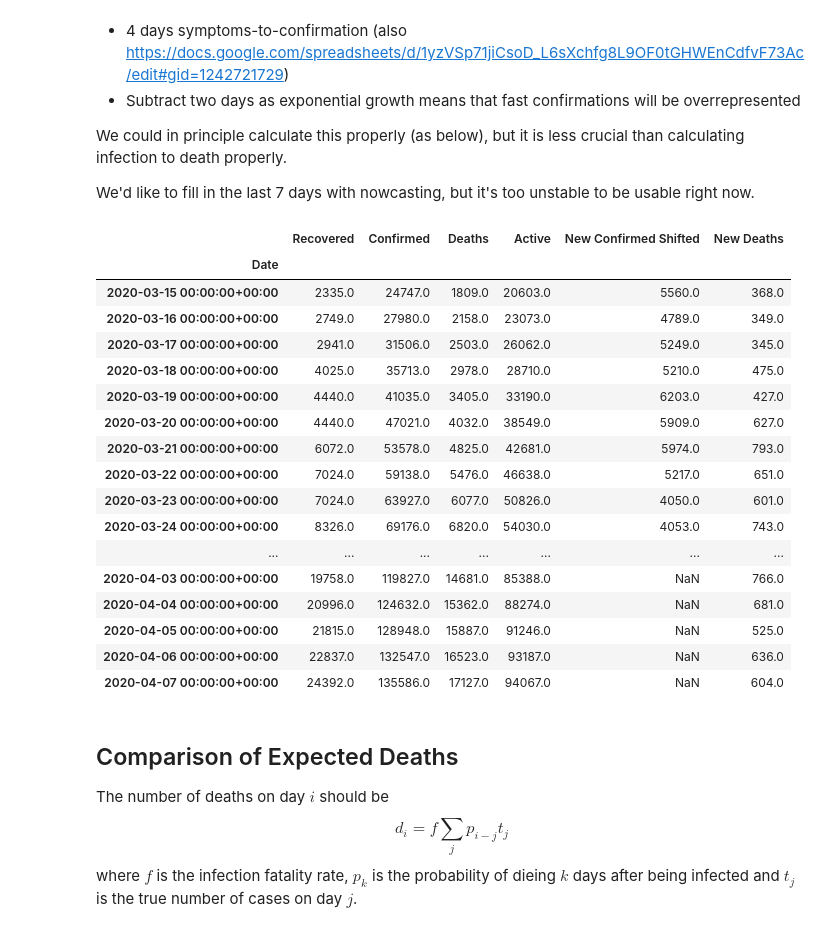
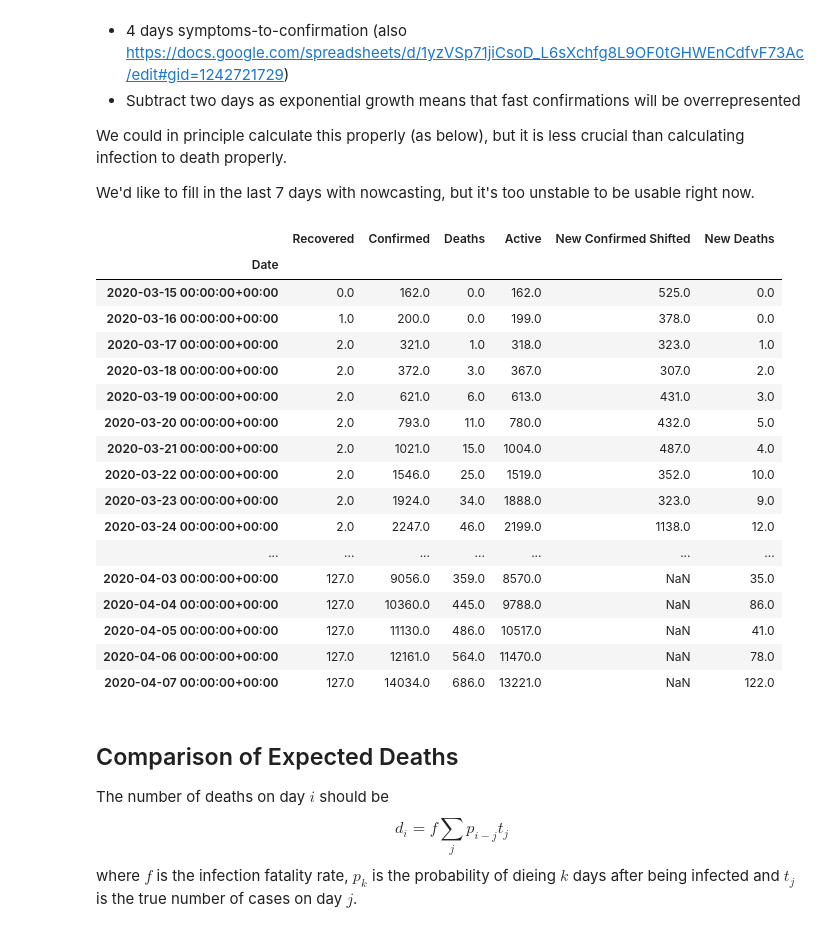
Before and after one commit to jsalvatier/epimodel, a Jupyter notebook: notebooks/djohnston/Cases_from_deaths.ipynb, the cells around one changed output. Saved outputs shown, nothing was run; the diff lists cells and outputs as text; code cells hidden in the pictures.

```diff
--- a/notebooks/djohnston/Cases_from_deaths.ipynb
+++ b/notebooks/djohnston/Cases_from_deaths.ipynb
@@ -11,7 +11,7 @@ from epimodel import read_csv
 # This is not stable enough to be usable
 #from modeling.nowcasting.nowcasting import exp_model
 # %%
-csse_ds = read_csv("../../data/CSSE.csv")
+csse_ds = read_csv("../../data/johns-hopkins.csv")
 
 csse_ds = csse_ds.loc[csse_ds.index.dropna(),:]
 csse_ds = csse_ds.loc[~(csse_ds.index.get_level_values(0)=='CA'),:]
@@ -114,29 +114,29 @@ We'd like to fill in the last 7 days with nowcasting, but it's too unstable to b
 # %%
 csse_demo = csse_ds.copy()
 
-csse_ds['New Confirmed Shifted'] = csse_ds['Confirmed'].groupby(level=0).transform(transformCases)
-csse_ds['New Deaths'] = csse_ds['Deaths'].groupby(level=0).transform(lambda x: x.diff())
+csse_demo['New Confirmed Shifted'] = csse_demo['Confirmed'].groupby(level=0).transform(transformCases)
+csse_demo['New Deaths'] = csse_demo['Deaths'].groupby(level=0).transform(lambda x: x.diff())
 
-csse_ds.loc['IT'][-24:]
+csse_demo.loc['IT'][-24:]
 # %% [output]
 |  | Recovered | Confirmed | Deaths | Active | New Confirmed Shifted | New Deaths |
 | Date |  |  |  |  |  |  |
-| 2020-03-15 00:00:00+00:00 | 2335.0 | 24747.0 | 1809.0 | 20603.0 | 5560.0 | 368.0 |
-| 2020-03-16 00:00:00+00:00 | 2749.0 | 27980.0 | 2158.0 | 23073.0 | 4789.0 | 349.0 |
-| 2020-03-17 00:00:00+00:00 | 2941.0 | 31506.0 | 2503.0 | 26062.0 | 5249.0 | 345.0 |
-| 2020-03-18 00:00:00+00:00 | 4025.0 | 35713.0 | 2978.0 | 28710.0 | 5210.0 | 475.0 |
-| 2020-03-19 00:00:00+00:00 | 4440.0 | 41035.0 | 3405.0 | 33190.0 | 6203.0 | 427.0 |
-| 2020-03-20 00:00:00+00:00 | 4440.0 | 47021.0 | 4032.0 | 38549.0 | 5909.0 | 627.0 |
-| 2020-03-21 00:00:00+00:00 | 6072.0 | 53578.0 | 4825.0 | 42681.0 | 5974.0 | 793.0 |
-| 2020-03-22 00:00:00+00:00 | 7024.0 | 59138.0 | 5476.0 | 46638.0 | 5217.0 | 651.0 |
-| 2020-03-23 00:00:00+00:00 | 7024.0 | 63927.0 | 6077.0 | 50826.0 | 4050.0 | 601.0 |
-| 2020-03-24 00:00:00+00:00 | 8326.0 | 69176.0 | 6820.0 | 54030.0 | 4053.0 | 743.0 |
+| 2020-03-15 00:00:00+00:00 | 0.0 | 162.0 | 0.0 | 162.0 | 525.0 | 0.0 |
+| 2020-03-16 00:00:00+00:00 | 1.0 | 200.0 | 0.0 | 199.0 | 378.0 | 0.0 |
+| 2020-03-17 00:00:00+00:00 | 2.0 | 321.0 | 1.0 | 318.0 | 323.0 | 1.0 |
+| 2020-03-18 00:00:00+00:00 | 2.0 | 372.0 | 3.0 | 367.0 | 307.0 | 2.0 |
+| 2020-03-19 00:00:00+00:00 | 2.0 | 621.0 | 6.0 | 613.0 | 431.0 | 3.0 |
+| 2020-03-20 00:00:00+00:00 | 2.0 | 793.0 | 11.0 | 780.0 | 432.0 | 5.0 |
+| 2020-03-21 00:00:00+00:00 | 2.0 | 1021.0 | 15.0 | 1004.0 | 487.0 | 4.0 |
+| 2020-03-22 00:00:00+00:00 | 2.0 | 1546.0 | 25.0 | 1519.0 | 352.0 | 10.0 |
+| 2020-03-23 00:00:00+00:00 | 2.0 | 1924.0 | 34.0 | 1888.0 | 323.0 | 9.0 |
+| 2020-03-24 00:00:00+00:00 | 2.0 | 2247.0 | 46.0 | 2199.0 | 1138.0 | 12.0 |
 | ... | ... | ... | ... | ... | ... | ... |
-| 2020-04-03 00:00:00+00:00 | 19758.0 | 119827.0 | 14681.0 | 85388.0 | NaN | 766.0 |
-| 2020-04-04 00:00:00+00:00 | 20996.0 | 124632.0 | 15362.0 | 88274.0 | NaN | 681.0 |
-| 2020-04-05 00:00:00+00:00 | 21815.0 | 128948.0 | 15887.0 | 91246.0 | NaN | 525.0 |
-| 2020-04-06 00:00:00+00:00 | 22837.0 | 132547.0 | 16523.0 | 93187.0 | NaN | 636.0 |
-| 2020-04-07 00:00:00+00:00 | 24392.0 | 135586.0 | 17127.0 | 94067.0 | NaN | 604.0 |
+| 2020-04-03 00:00:00+00:00 | 127.0 | 9056.0 | 359.0 | 8570.0 | NaN | 35.0 |
+| 2020-04-04 00:00:00+00:00 | 127.0 | 10360.0 | 445.0 | 9788.0 | NaN | 86.0 |
+| 2020-04-05 00:00:00+00:00 | 127.0 | 11130.0 | 486.0 | 10517.0 | NaN | 41.0 |
+| 2020-04-06 00:00:00+00:00 | 127.0 | 12161.0 | 564.0 | 11470.0 | NaN | 78.0 |
+| 2020-04-07 00:00:00+00:00 | 127.0 | 14034.0 | 686.0 | 13221.0 | NaN | 122.0 |
 # %% [markdown]
 ## Comparison of Expected Deaths
 
```
Also changed, not shown: parts of 8 cells of this notebook.
